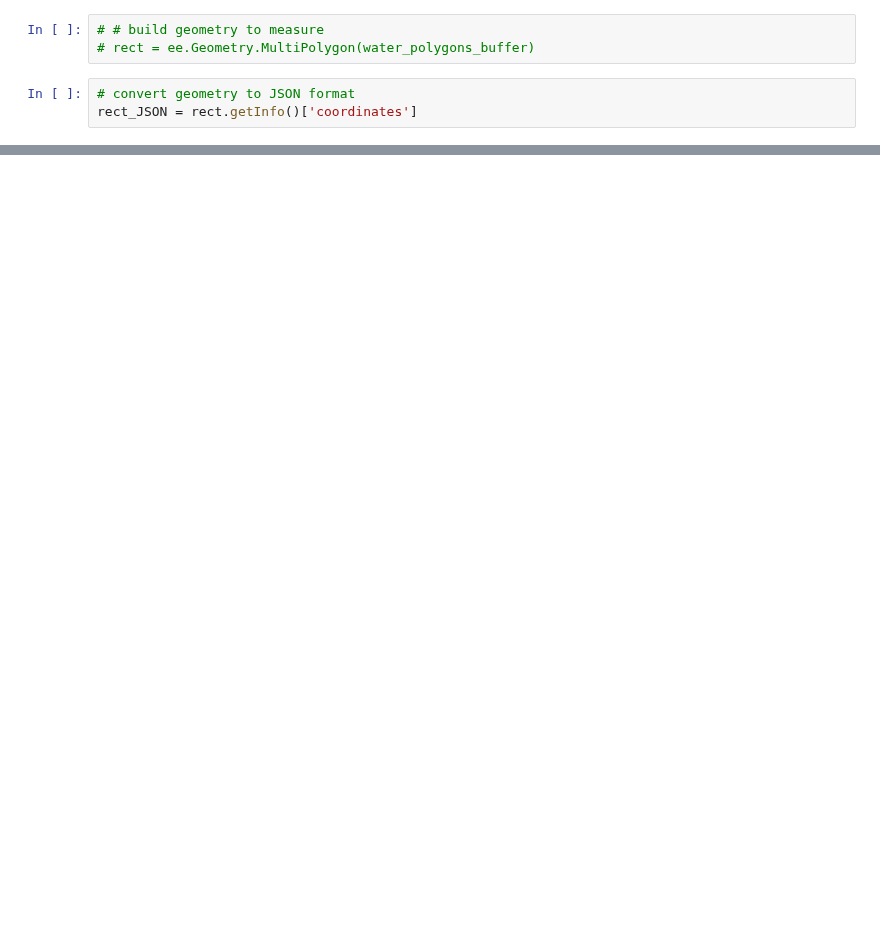
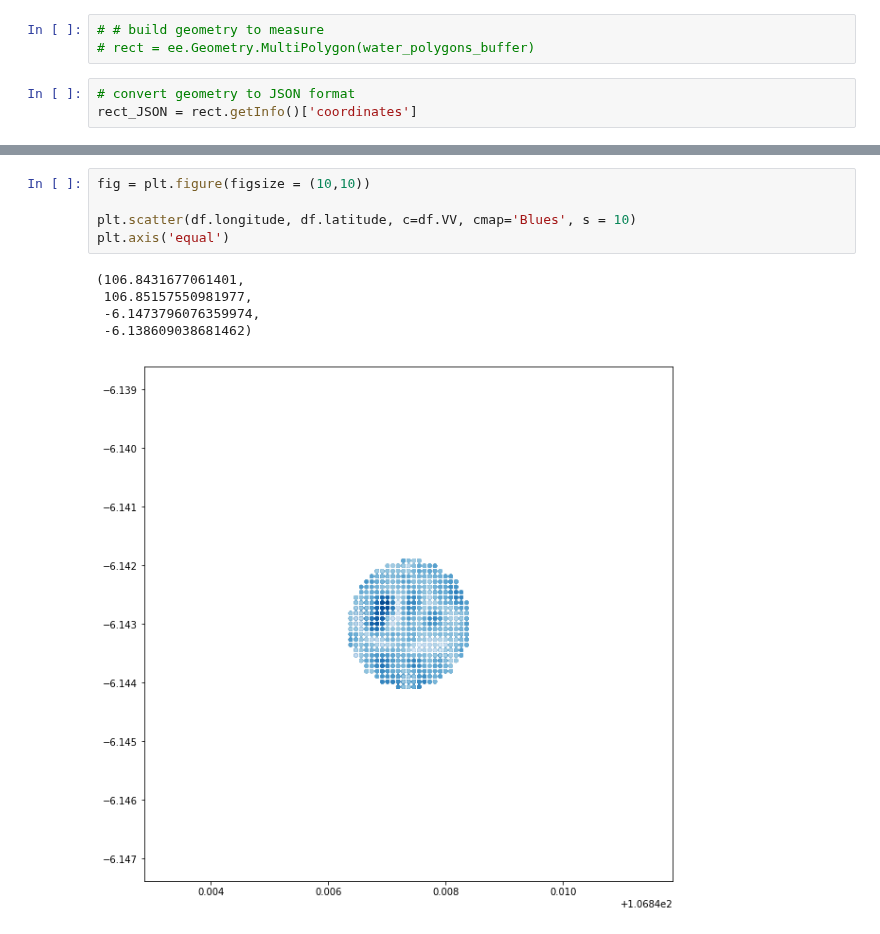
Before and after one commit to krakchris/rimbun.io, a Jupyter notebook: 03_Add_metadata/02_green_area_change/GEE_green_change.ipynb, the cells around one changed output, grey strips where cells are left out. Drawn from its saved outputs; the diff is of its cells as text; blank space fills up the shorter version.

```diff
--- a/03_Add_metadata/02_green_area_change/GEE_green_change.ipynb
+++ b/03_Add_metadata/02_green_area_change/GEE_green_change.ipynb
@@ -139,3 +228,14 @@ img_url = S1.first().getThumbUrl({
+# %%
+fig = plt.figure(figsize = (10,10))
+
+plt.scatter(df.longitude, df.latitude, c=df.VV, cmap='Blues', s = 10)
+plt.axis('equal')
+# %% [output]
+(106.8431677061401,
+ 106.85157550981977,
+ -6.1473796076359974,
+ -6.138609038681462)
+[figure, added]
 # %%
 img_url
 # %% [output]
```
Also changed, not shown: parts of 19 cells of this notebook.
